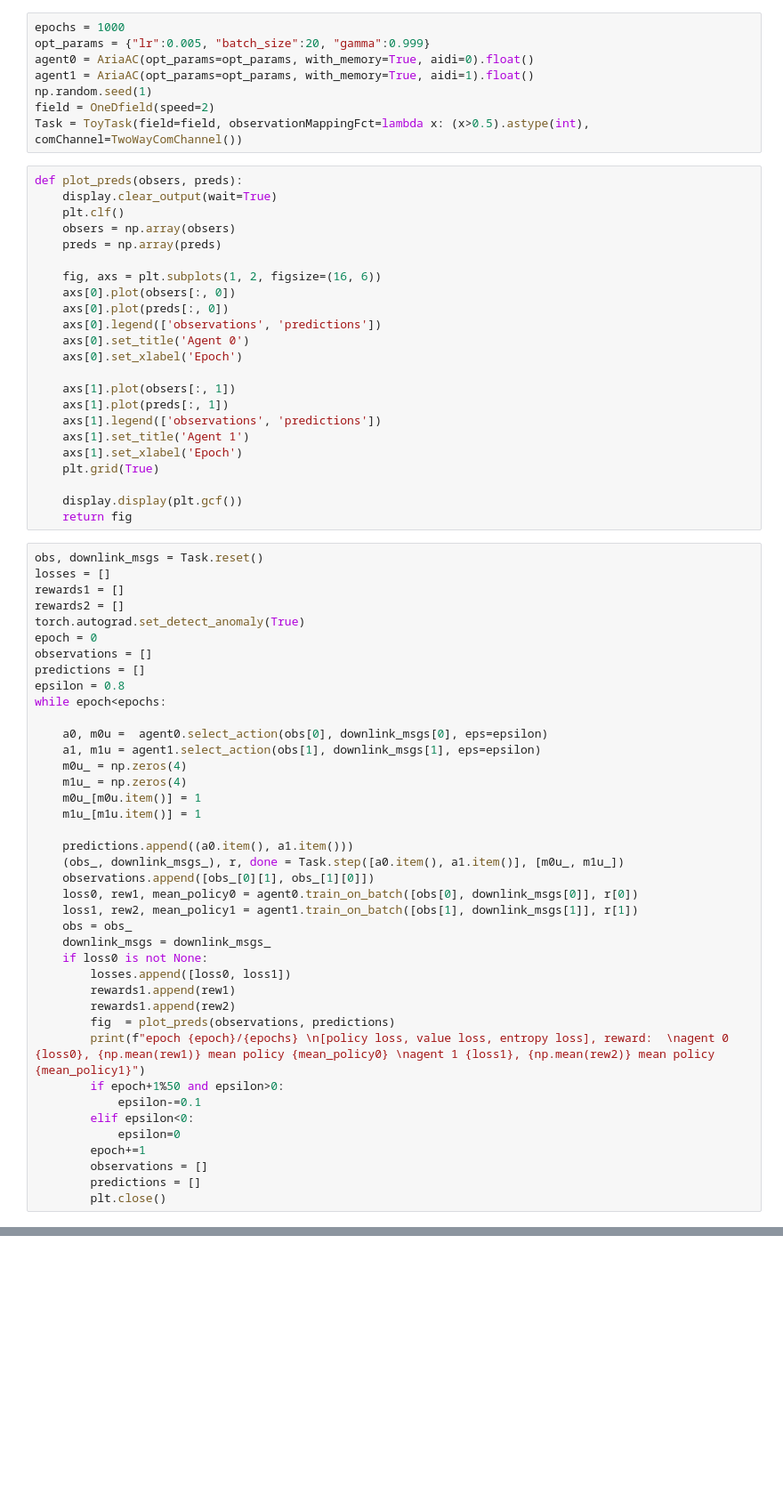
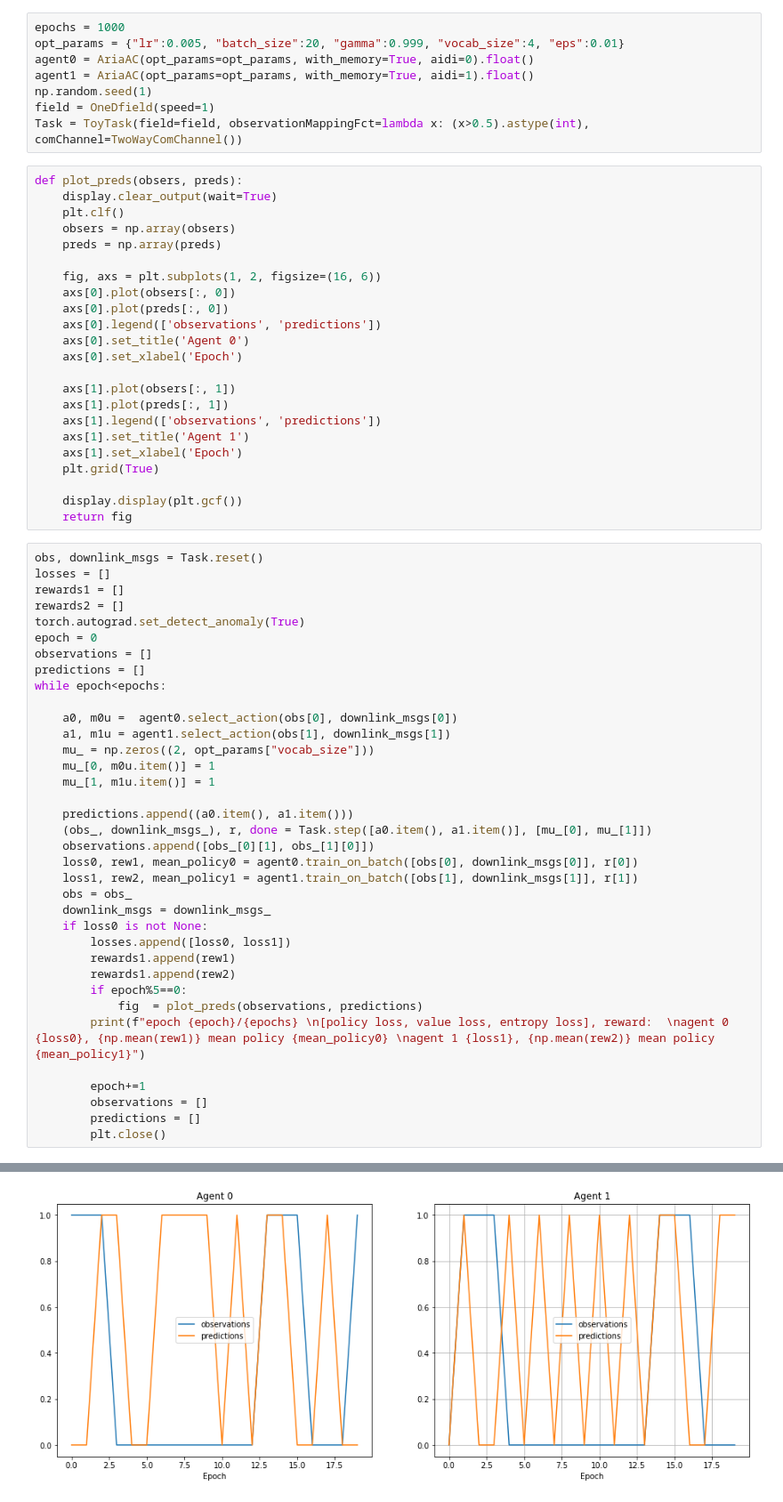
Before and after one commit to jeremygatineau/Emergent-Communication-in-MARL, a Jupyter notebook: PredictionGame/test_agent.ipynb, the cells around one changed output, grey strips where cells are left out. Shown: that part at 89% size. Saved outputs shown, nothing was run; the diff lists cells and outputs as text; blank space fills up the shorter version.

```diff
--- a/PredictionGame/test_agent.ipynb
+++ b/PredictionGame/test_agent.ipynb
@@ -10,11 +10,11 @@ from agents.agent_AriaAC import AriaAC
 from IPython import display
 # %%
 epochs = 1000
-opt_params = {"lr":0.005, "batch_size":20, "gamma":0.999}
+opt_params = {"lr":0.005, "batch_size":20, "gamma":0.999, "vocab_size":4, "eps":0.01}
 agent0 = AriaAC(opt_params=opt_params, with_memory=True, aidi=0).float()
 agent1 = AriaAC(opt_params=opt_params, with_memory=True, aidi=1).float()
 np.random.seed(1)
-field = OneDfield(speed=2)
+field = OneDfield(speed=1)
 Task = ToyTask(field=field, observationMappingFct=lambda x: (x>0.5).astype(int), comChannel=TwoWayComChannel())
 # %%
 def plot_preds(obsers, preds):
@@ -48,18 +48,16 @@ torch.autograd.set_detect_anomaly(True)
 epoch = 0
 observations = []
 predictions = []
-epsilon = 0.8
 while epoch<epochs:
 
-    a0, m0u =  agent0.select_action(obs[0], downlink_msgs[0], eps=epsilon)
-    a1, m1u = agent1.select_action(obs[1], downlink_msgs[1], eps=epsilon)
-    m0u_ = np.zeros(4)
-    m1u_ = np.zeros(4)
-    m0u_[m0u.item()] = 1
-    m1u_[m1u.item()] = 1
+    a0, m0u =  agent0.select_action(obs[0], downlink_msgs[0])
+    a1, m1u = agent1.select_action(obs[1], downlink_msgs[1])
+    mu_ = np.zeros((2, opt_params["vocab_size"]))
+    mu_[0, m0u.item()] = 1
+    mu_[1, m1u.item()] = 1
 
     predictions.append((a0.item(), a1.item()))
-    (obs_, downlink_msgs_), r, done = Task.step([a0.item(), a1.item()], [m0u_, m1u_])
+    (obs_, downlink_msgs_), r, done = Task.step([a0.item(), a1.item()], [mu_[0], mu_[1]])
     observations.append([obs_[0][1], obs_[1][0]])
     loss0, rew1, mean_policy0 = agent0.train_on_batch([obs[0], downlink_msgs[0]], r[0])
     loss1, rew2, mean_policy1 = agent1.train_on_batch([obs[1], downlink_msgs[1]], r[1])
@@ -69,12 +67,10 @@ while epoch<epochs:
         losses.append([loss0, loss1])
         rewards1.append(rew1)
         rewards1.append(rew2)
-        fig  = plot_preds(observations, predictions)
+        if epoch%5==0:
+            fig  = plot_preds(observations, predictions)
         print(f"epoch {epoch}/{epochs} \n[policy loss, value loss, entropy loss], reward:  \nagent 0 {loss0}, {np.mean(rew1)} mean policy {mean_policy0} \nagent 1 {loss1}, {np.mean(rew2)} mean policy {mean_policy1}")
-        if epoch+1%50 and epsilon>0:
-            epsilon-=0.1
-        elif epsilon<0:
-            epsilon=0
+
         epoch+=1
         observations = []
         predictions = []
@@ -103,0 +79 @@ TypeError: unsupported operand type(s) for +: 'int' and 'str'
+[figure, added]
```
Also changed, not shown: parts of 1 cell of this notebook, 3 other files.
